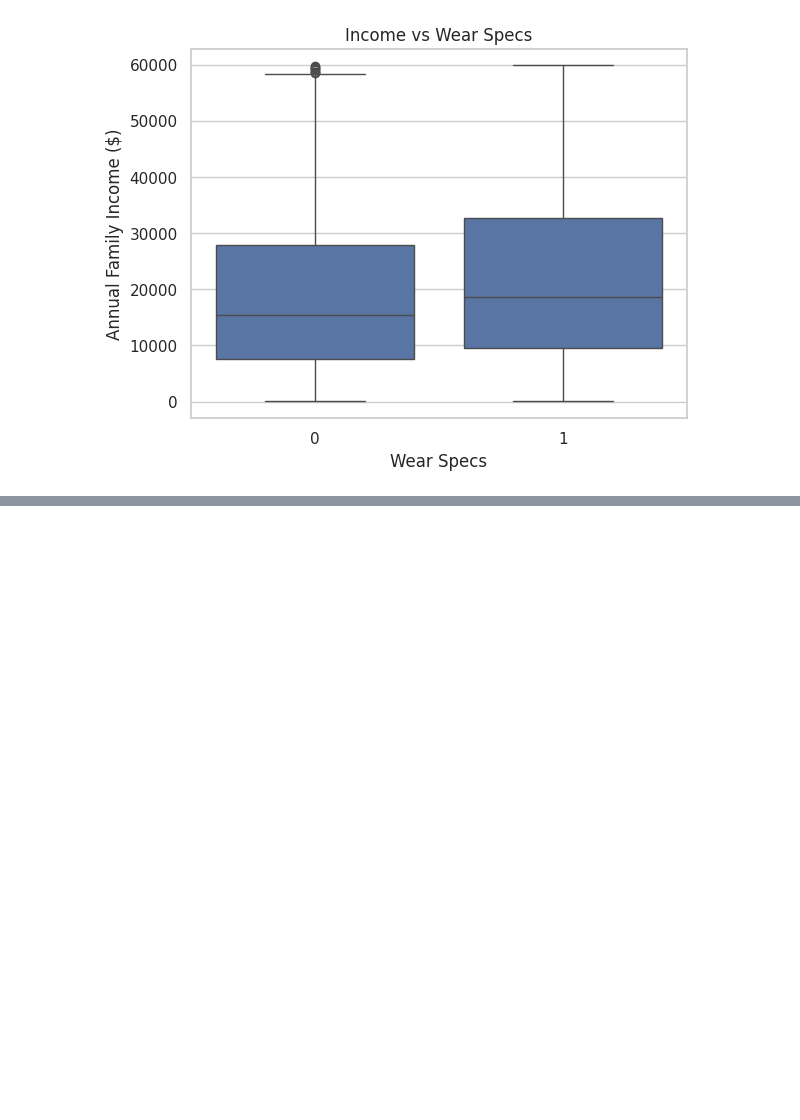
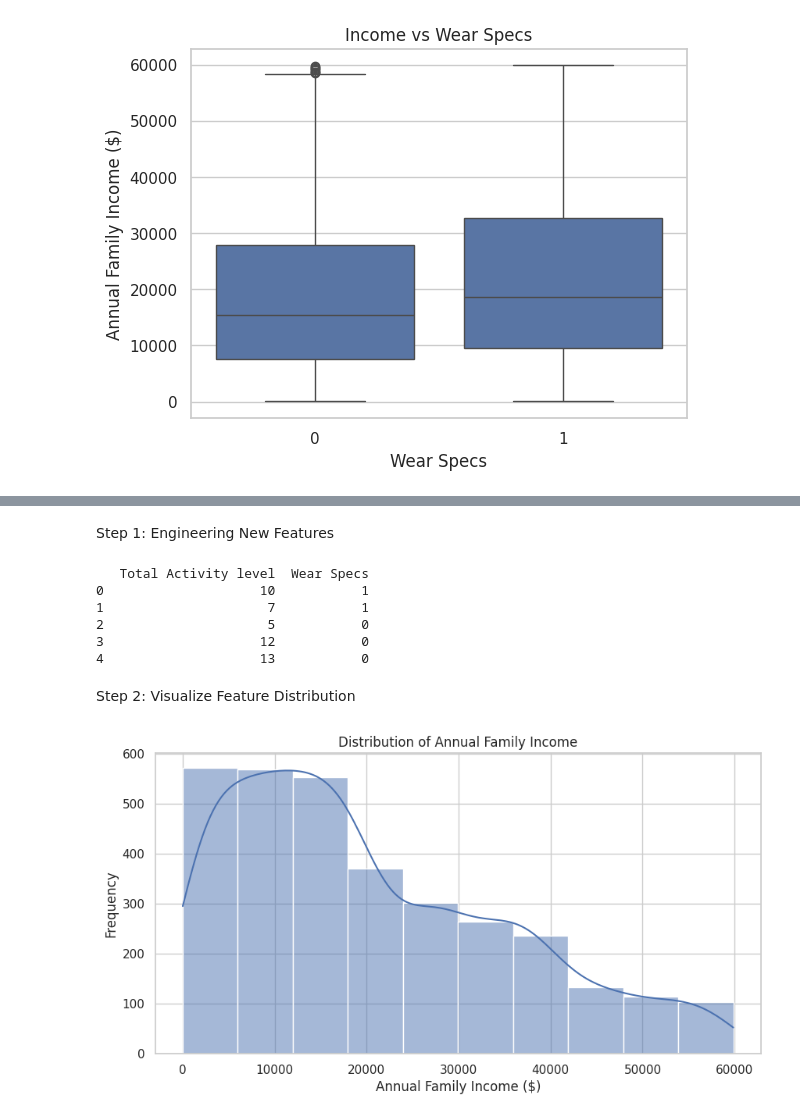
Before and after one commit to MphoPetunia/SpecsSurveyData, a Jupyter notebook: companyproject.ipynb, the cells around one changed output, grey strips where cells are left out. Cells and saved outputs as stored; diff of their text form; code cells hidden in the pictures; blank space fills up the shorter version.

```diff
--- a/companyproject.ipynb
+++ b/companyproject.ipynb
@@ -149,0 +166,35 @@ plt.show()
+# %% [markdown]
+Step 1: Engineering New Features
+# %%
+#Creating new featutes by combining existing ones (For example creating a feature that combines screen with physical activity)
+import pandas as pd
+
+data = pd.read_csv("Dots Customer Survey.csv")
+#Engineering a new fearture
+data['Total Activity level'] = (data['Time spent watching videos/TV'] + data['Time spent playing indoor sports']  + data['Time spent playing outdoor sports'])
+print(data[['Total Activity level', 'Wear Specs']].head())
+# %% [output]
+   Total Activity level  Wear Specs
+0                    10           1
+1                     7           1
+2                     5           0
+3                    12           0
+4                    13           0
+# %% [markdown]
+Step 2: Visualize Feature Distribution
+# %%
+#Using histograms and box plots to Visualize the distribution features such as Annual Family Income($) and Total Activity Level
+import matplotlib.pyplot as plt
+import seaborn as sns
+
+sns.set(style="whitegrid")
+
+#Histogram for Annual Family Income($)
+plt.figure(figsize=(10,5))
+sns.histplot(data['Annual Family Income ($)'], bins=10, kde=True)
+plt.title('Distribution of Annual Family Income')
+plt.xlabel('Annual Family Income ($)')
+plt.ylabel('Frequency')
+plt.show()
+# %% [output]
+[figure, added]
```
Also changed, not shown: parts of 12 cells of this notebook.
